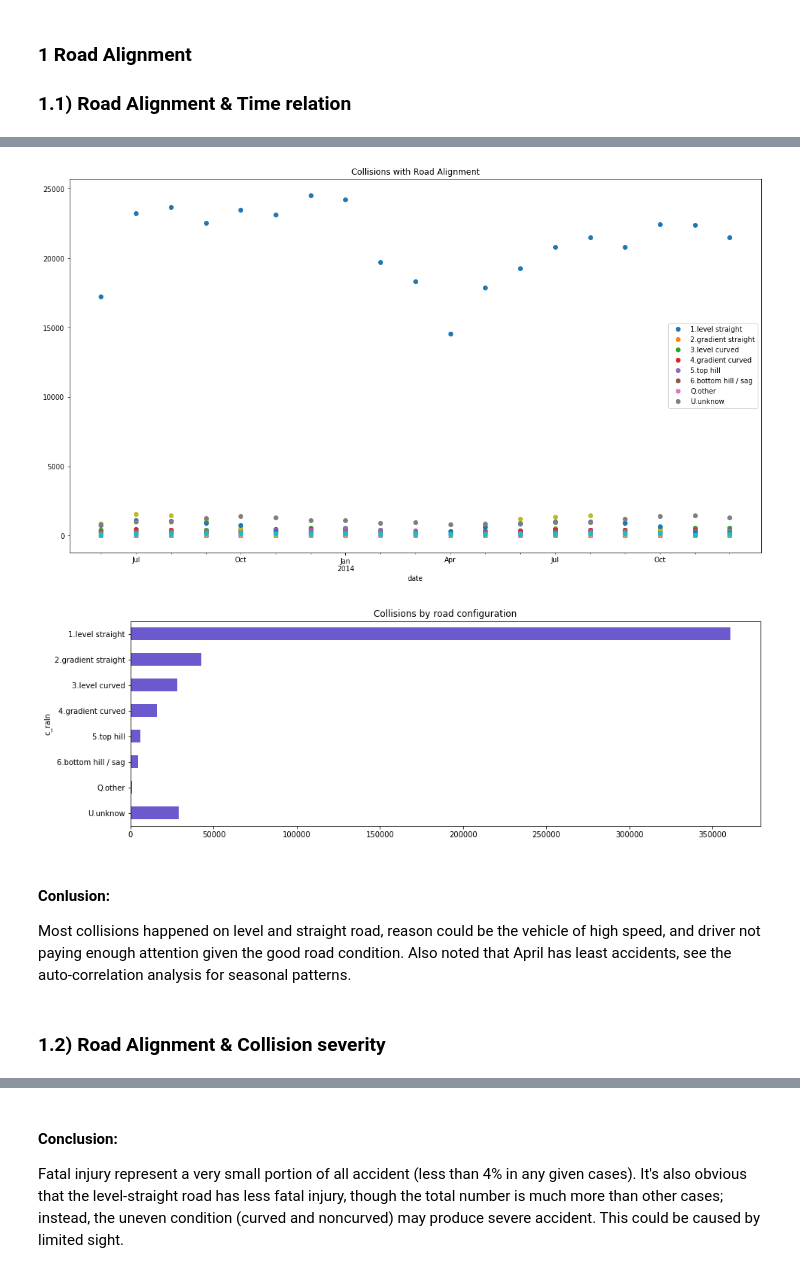
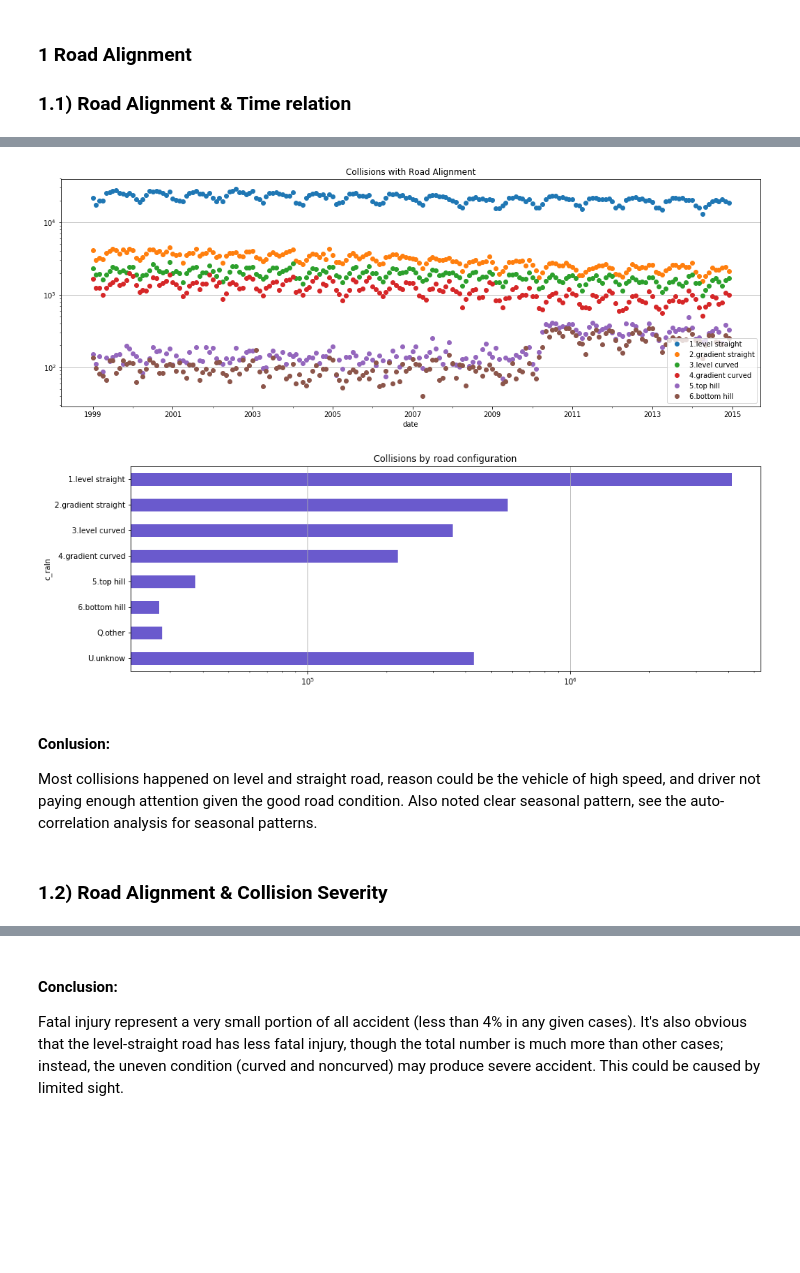
Before and after one commit to rynho/3250-G3, a Jupyter notebook: jupyterNB/G3_Project_Ryan.ipynb, the cells around one changed output, grey strips where cells are left out. Drawn from its saved outputs; the diff is of its cells as text; code cells hidden in the pictures; blank space fills up the shorter version.

```diff
--- a/jupyterNB/G3_Project_Ryan.ipynb
+++ b/jupyterNB/G3_Project_Ryan.ipynb
@@ -33,5 +32,4 @@ C_YEAR,C_MNTH,C_WDAY,C_HOUR,C_SEV,C_VEHS,C_CONF,C_RCFG,C_WTHR,C_RSUR,C_RALN,C_TR
 # %%
-#accident = pd.read_csv('NCDB_1999_to_2014.csv', engine = 'python')
-accident = pd.read_csv('NCDB_1999_to_2014_s.csv', engine = 'python')
+accident = pd.read_csv('NCDB_1999_to_2014.csv', engine = 'python')
 # %%
 #replace all column head to lower case.
@@ -151,6 +133,10 @@ P.S.: We don't need to analyse all categories.
 # %%
 # slice the columns I would analyse from original dataset.
 
-dfa = df.loc[:,['date','c_year','c_mnth','c_wday','c_hour','c_sev','c_vehs','c_conf','c_wthr','c_raln','v_type','v_year']]
-dfa
+dfa = df.loc[:,['date','c_year','c_mnth','c_wday','c_hour',
+                'c_sev','c_vehs','c_conf','c_wthr','c_raln',
+                'v_type','v_year']]
+
+#check how many unknown in road alignment.
+dfa['c_raln'].value_counts().sort_index()
 # %% [output]
@@ -218,27 +159,29 @@ df2
 # %%
 # Plot the dataframe into graph to visulize the result.
 
 c_raln=['1.level straight','2.gradient straight',
            '3.level curved','4.gradient curved',
-           '5.top hill','6.bottom hill / sag',
+           '5.top hill','6.bottom hill',
            'Q.other','U.unknow']
 
-df2.plot(style = 'o', figsize = (18,10), title = 'Collisions with Road Alignment')
-plt.legend(c_raln);
+df2.iloc[:,:-2].plot(logy=True, style = 'o', figsize = (18,6), title = 'Collisions with Road Alignment')
+plt.legend(c_raln)
+plt.grid(axis='y');
 # %% [output]
-[figure, old version]
+[figure, new version]
 # %%
 df3=df1.groupby('c_raln').size().sort_index(ascending=False)
 
-df3.plot.barh(color='slateblue',figsize=(15,5),title='Collisions by road configuration')
-plt.yticks(np.arange(0,8),c_raln[::-1]);
+df3.plot.barh(logx=True,color='slateblue',figsize=(15,5),title='Collisions by road configuration')
+plt.yticks(np.arange(0,8),c_raln[::-1])
+plt.grid(axis='x');
 # %% [output]
-[figure, old version]
+[figure, new version]
 # %% [markdown]
 #### Conlusion:
-Most collisions happened on level and straight road, reason could be the vehicle of high speed, and driver not paying enough attention given the good road condition.  Also noted that April has least accidents, see the auto-correlation analysis for seasonal patterns.
+Most collisions happened on level and straight road, reason could be the vehicle of high speed, and driver not paying enough attention given the good road condition.  Also noted clear seasonal pattern, see the auto-correlation analysis for seasonal patterns.
 # %% [markdown]
-### 1.2) Road Alignment & Collision severity
+### 1.2) Road Alignment & Collision Severity
 # %%
 #Use a new dataframe to analyze the relationship between Severity and Road Alignment.
 #For C_Sev, 1 is fatal, and 2 is non-fatal.
```
Also changed, not shown: parts of 48 cells of this notebook, 1 other file.
